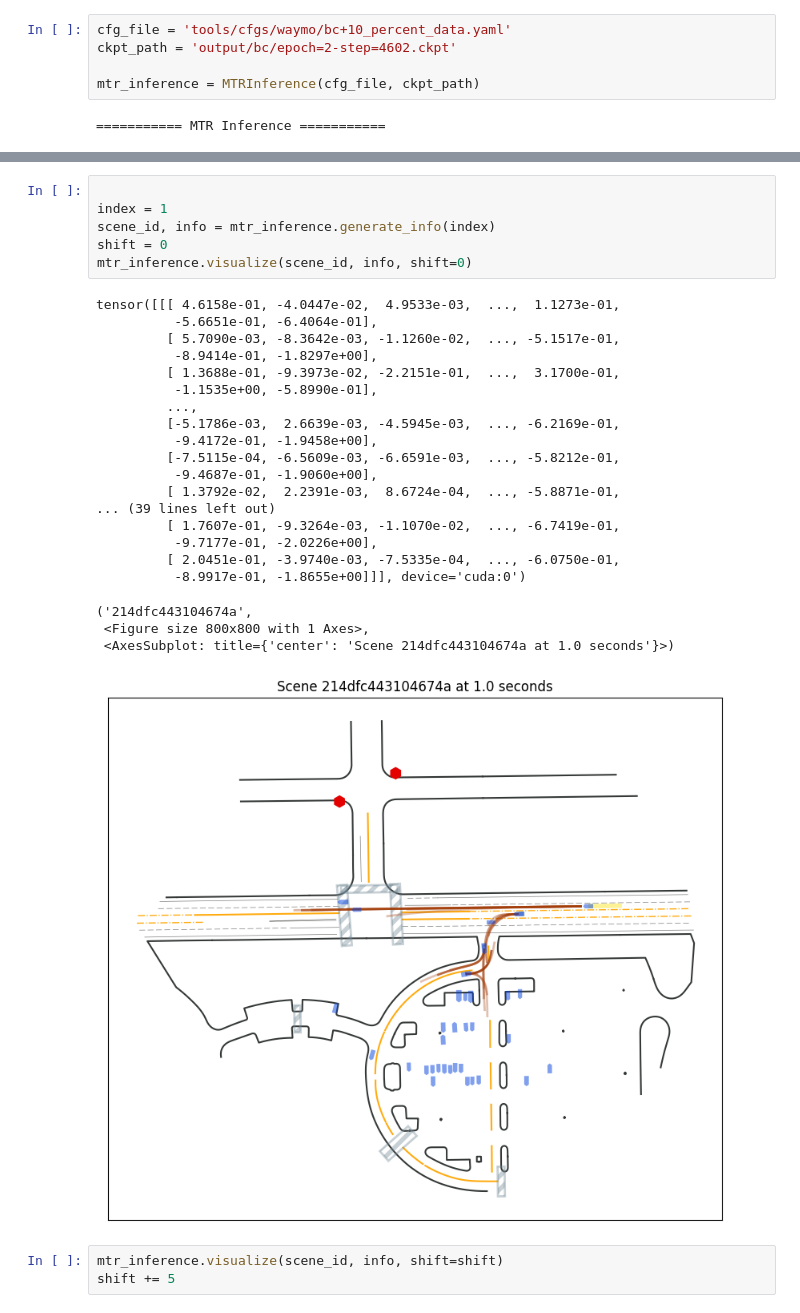
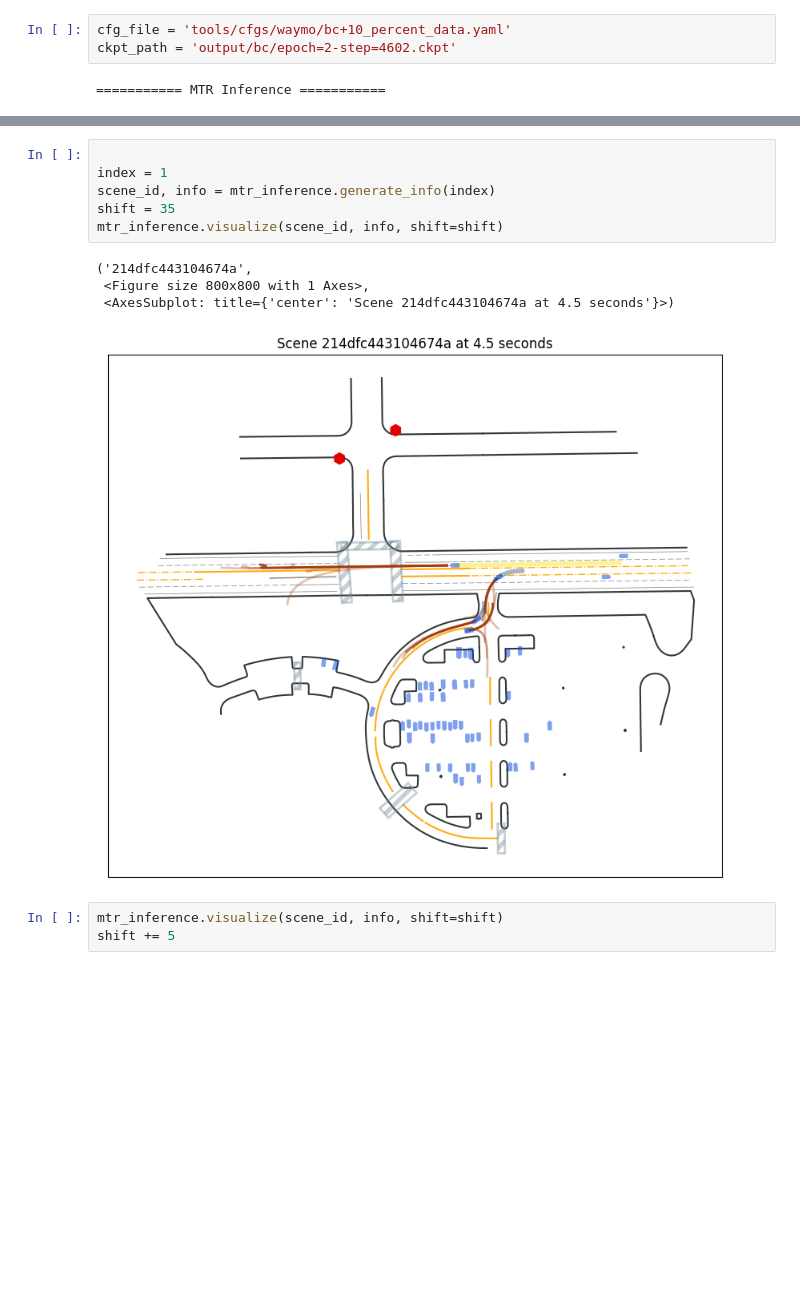
Before and after one commit to zzx9636/MTR, a Jupyter notebook: eval_model.ipynb, the cells around one changed output, grey strips where cells are left out. Saved outputs shown, nothing was run; the diff lists cells and outputs as text; blank space fills up the shorter version.

```diff
--- a/eval_model.ipynb
+++ b/eval_model.ipynb
@@ -21,7 +20,5 @@ import os
 # %%
 cfg_file = 'tools/cfgs/waymo/bc+10_percent_data.yaml'
 ckpt_path = 'output/bc/epoch=2-step=4602.ckpt'
-
-mtr_inference = MTRInference(cfg_file, ckpt_path)
 # %% [output]
 =========== MTR Inference ===========
@@ -28,31 +85,14 @@ mtr_inference = MTRInference(cfg_file, ckpt_path)
 # %%
 
 index = 1
 scene_id, info = mtr_inference.generate_info(index)
-shift = 0
-mtr_inference.visualize(scene_id, info, shift=0)
+shift = 35
+mtr_inference.visualize(scene_id, info, shift=shift)
 # %% [output]
-tensor([[[ 4.6158e-01, -4.0447e-02,  4.9533e-03,  ...,  1.1273e-01,
-          -5.6651e-01, -6.4064e-01],
-         [ 5.7090e-03, -8.3642e-03, -1.1260e-02,  ..., -5.1517e-01,
-          -8.9414e-01, -1.8297e+00],
-         [ 1.3688e-01, -9.3973e-02, -2.2151e-01,  ...,  3.1700e-01,
-          -1.1535e+00, -5.8990e-01],
-         ...,
-         [-5.1786e-03,  2.6639e-03, -4.5945e-03,  ..., -6.2169e-01,
-          -9.4172e-01, -1.9458e+00],
-         [-7.5115e-04, -6.5609e-03, -6.6591e-03,  ..., -5.8212e-01,
-          -9.4687e-01, -1.9060e+00],
-         [ 1.3792e-02,  2.2391e-03,  8.6724e-04,  ..., -5.8871e-01,
-... (39 lines left out)
-         [ 1.7607e-01, -9.3264e-03, -1.1070e-02,  ..., -6.7419e-01,
-          -9.7177e-01, -2.0226e+00],
-         [ 2.0451e-01, -3.9740e-03, -7.5335e-04,  ..., -6.0750e-01,
-          -8.9917e-01, -1.8655e+00]]], device='cuda:0')
+('214dfc443104674a',
+ <Figure size 800x800 with 1 Axes>,
+ <AxesSubplot: title={'center': 'Scene 214dfc443104674a at 4.5 seconds'}>)
-('214dfc443104674a',
- <Figure size 800x800 with 1 Axes>,
- <AxesSubplot: title={'center': 'Scene 214dfc443104674a at 1.0 seconds'}>)
-[figure, old version]
+[figure, new version]
 # %%
 mtr_inference.visualize(scene_id, info, shift=shift)
 shift += 5
```
Also changed, not shown: parts of 5 cells of this notebook, 8 other files.
